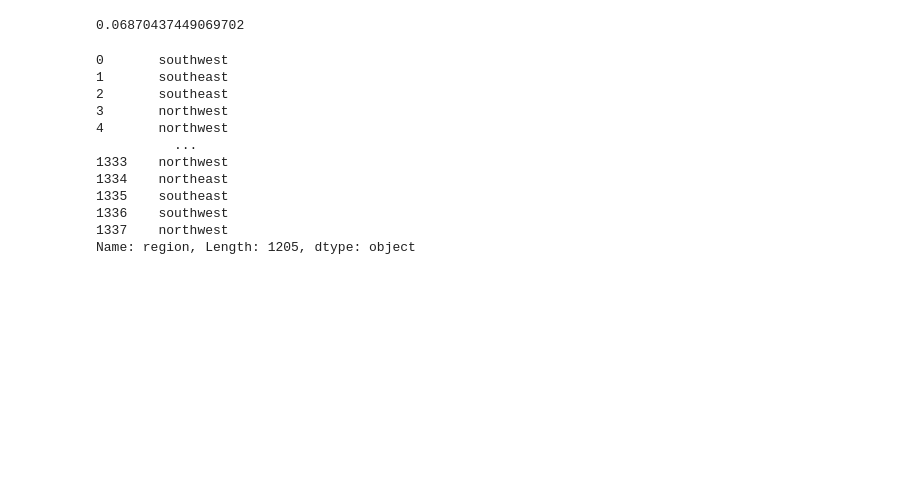
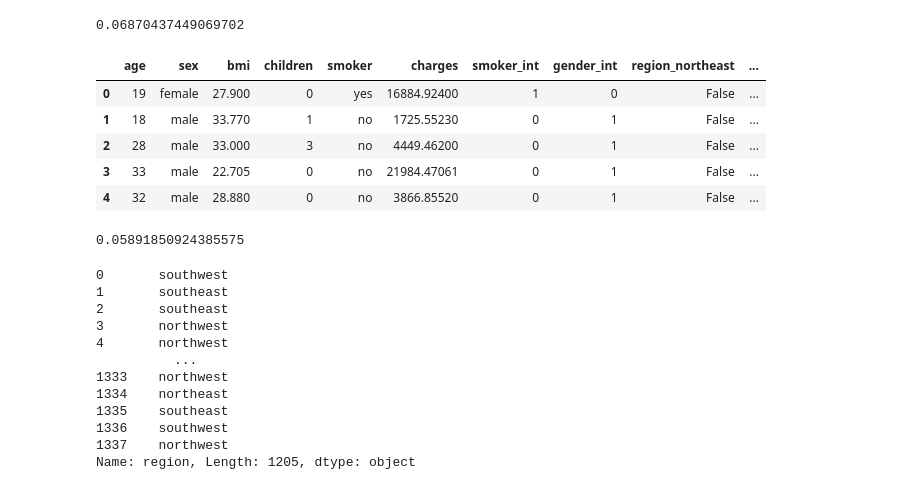
Before and after one commit to deepw98/project1.1, a Jupyter notebook: project1.2.ipynb, the cells around one changed output. Saved outputs shown, nothing was run; the diff lists cells and outputs as text; code cells hidden in the pictures; blank space fills up the shorter version.

```diff
--- a/project1.2.ipynb
+++ b/project1.2.ipynb
@@ -104,3 +104,14 @@ corr_child = df['children'].corr(df['charges'])
 corr_child
 # %% [output]
 0.06870437449069702
+# %%
+df_encoded = pd.get_dummies(df,columns=['region'])
+# %%
+df_encoded.head()
+# %% [output]
+|  | age | sex | bmi | children | smoker | charges | smoker_int | gender_int | region_northeast | ... |
+| 0 | 19 | female | 27.900 | 0 | yes | 16884.92400 | 1 | 0 | False | ... |
+| 1 | 18 | male | 33.770 | 1 | no | 1725.55230 | 0 | 1 | False | ... |
+| 2 | 28 | male | 33.000 | 3 | no | 4449.46200 | 0 | 1 | False | ... |
+| 3 | 33 | male | 22.705 | 0 | no | 21984.47061 | 0 | 1 | False | ... |
+| 4 | 32 | male | 28.880 | 0 | no | 3866.85520 | 0 | 1 | False | ... |
@@ -107,3 +124,7 @@ corr_child
+# %%
+df['region_northeast'].corr(df['charges'])
+# %% [output]
+0.05891850924385575
 # %%
 df.pop('region')
 # %% [output]
```
Also changed, not shown: parts of 27 cells of this notebook.
